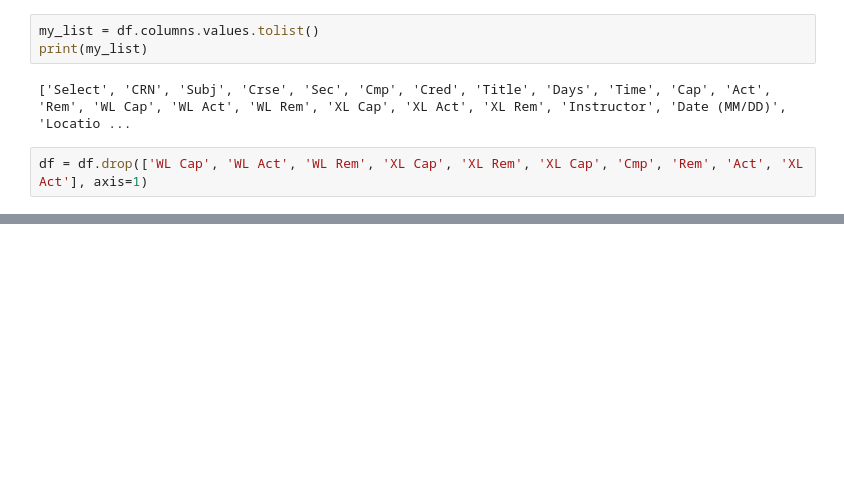
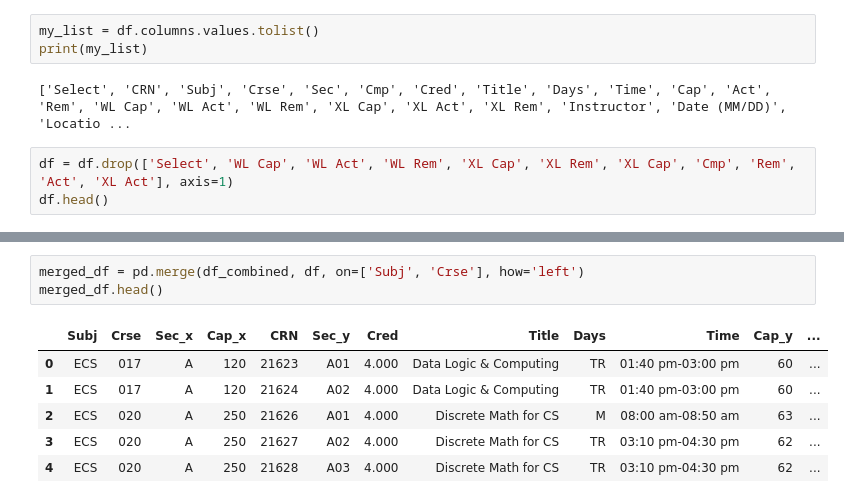
Before and after one commit to adityaseth8/FinalSchedulingTool, a Jupyter notebook: courses-processing.ipynb, the cells around one changed output, grey strips where cells are left out. Cells and saved outputs as stored; diff of their text form; blank space fills up the shorter version.

```diff
--- a/courses-processing.ipynb
+++ b/courses-processing.ipynb
@@ -23,4 +23,5 @@ print(my_list)
 # %% [output]
 ['Select', 'CRN', 'Subj', 'Crse', 'Sec', 'Cmp', 'Cred', 'Title', 'Days', 'Time', 'Cap', 'Act', 'Rem', 'WL Cap', 'WL Act', 'WL Rem', 'XL Cap', 'XL Act', 'XL Rem', 'Instructor', 'Date (MM/DD)', 'Locatio ...
 # %%
-df = df.drop(['WL Cap', 'WL Act', 'WL Rem', 'XL Cap', 'XL Rem', 'XL Cap', 'Cmp', 'Rem', 'Act', 'XL Act'], axis=1)
+df = df.drop(['Select', 'WL Cap', 'WL Act', 'WL Rem', 'XL Cap', 'XL Rem', 'XL Cap', 'Cmp', 'Rem', 'Act', 'XL Act'], axis=1)
+df.head()
@@ -26,0 +65,10 @@ df = df.drop(['WL Cap', 'WL Act', 'WL Rem', 'XL Cap', 'XL Rem', 'XL Cap', 'Cmp',
+# %%
+merged_df = pd.merge(df_combined, df, on=['Subj', 'Crse'], how='left')
+merged_df.head()
+# %% [output]
+|  | Subj | Crse | Sec_x | Cap_x | CRN | Sec_y | Cred | Title | Days | Time | Cap_y | ... |
+| 0 | ECS | 017 | A | 120 | 21623 | A01 | 4.000 | Data Logic & Computing | TR | 01:40 pm-03:00 pm | 60 | ... |
+| 1 | ECS | 017 | A | 120 | 21624 | A02 | 4.000 | Data Logic & Computing | TR | 01:40 pm-03:00 pm | 60 | ... |
+| 2 | ECS | 020 | A | 250 | 21626 | A01 | 4.000 | Discrete Math for CS | M | 08:00 am-08:50 am | 63 | ... |
+| 3 | ECS | 020 | A | 250 | 21627 | A02 | 4.000 | Discrete Math for CS | TR | 03:10 pm-04:30 pm | 62 | ... |
+| 4 | ECS | 020 | A | 250 | 21628 | A03 | 4.000 | Discrete Math for CS | TR | 03:10 pm-04:30 pm | 62 | ... |
```
Also changed, not shown: parts of 7 cells of this notebook, 1 other file.
